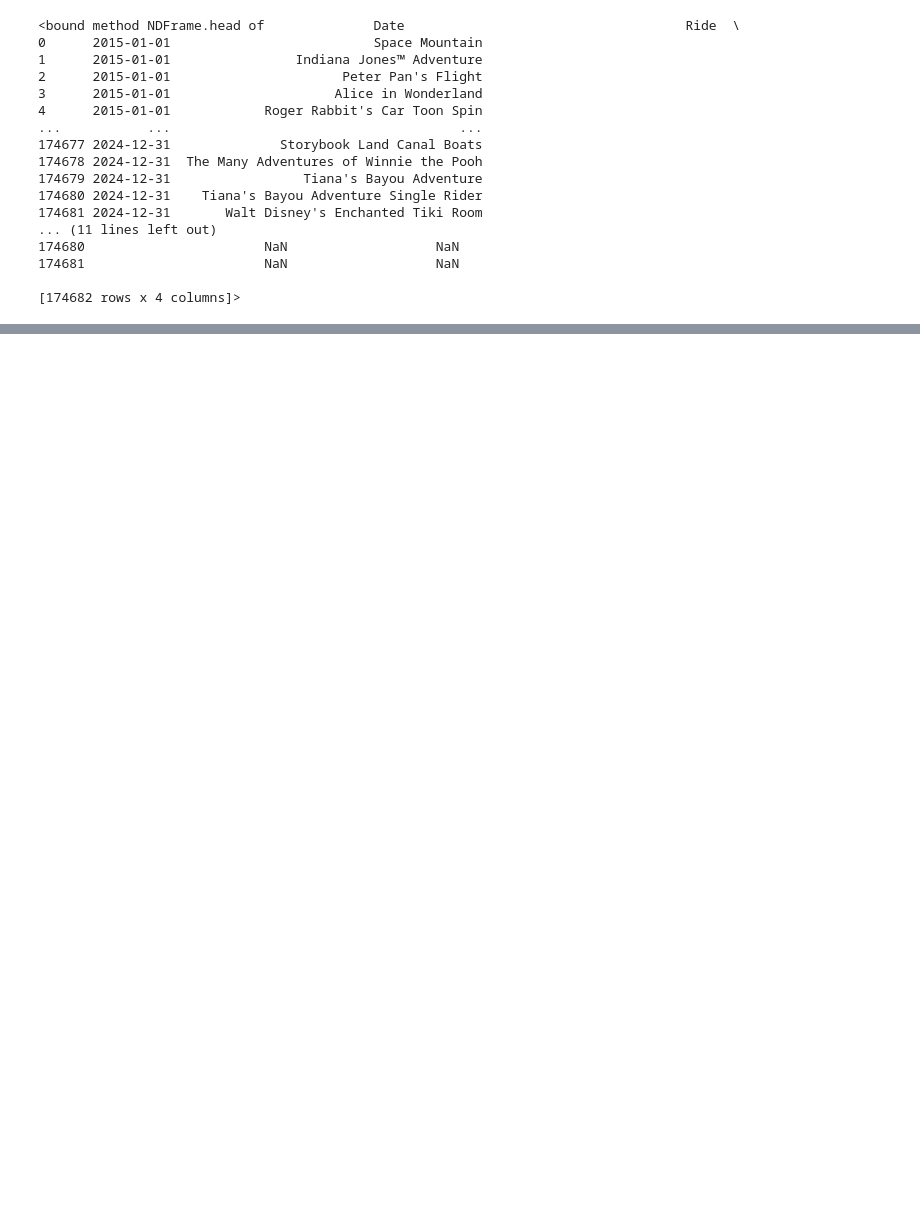
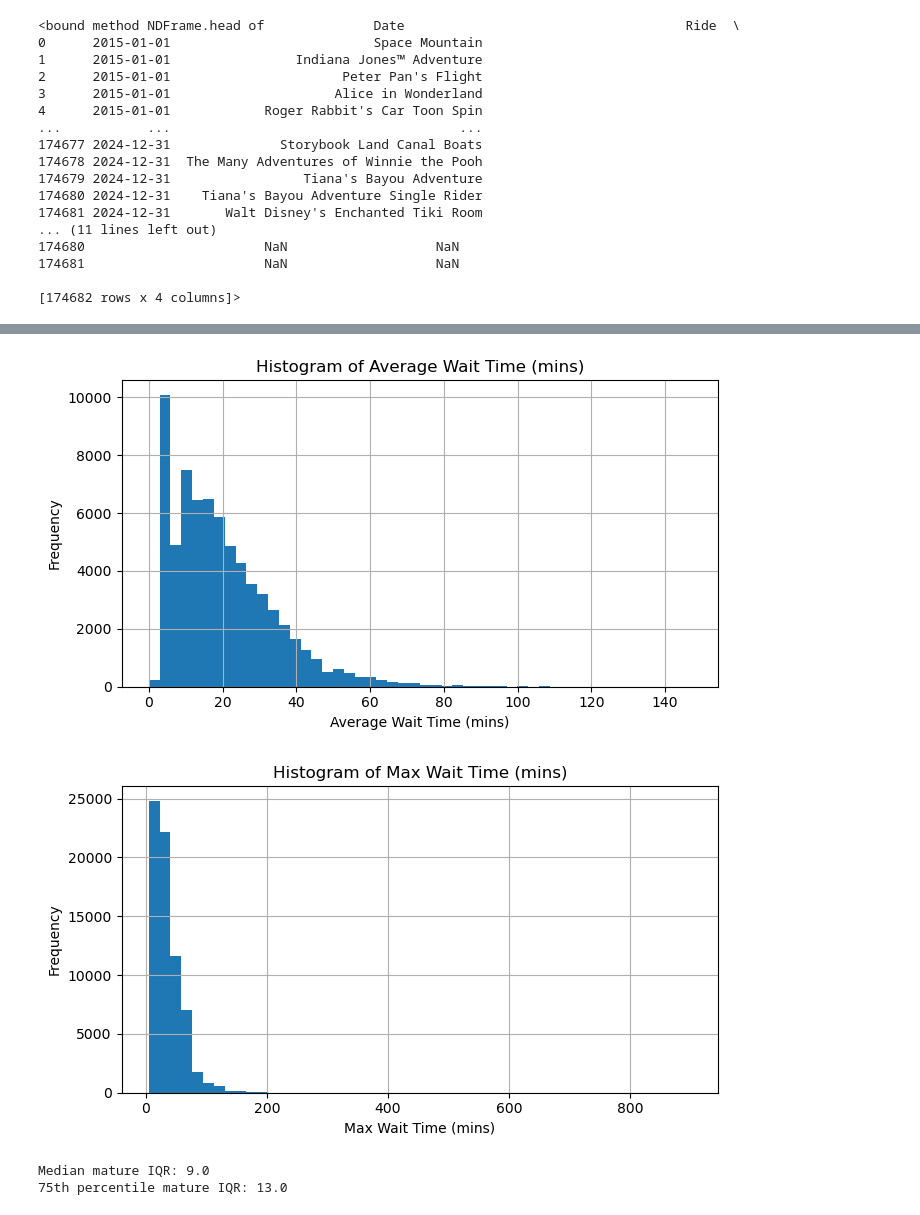
Before and after one commit to Nolancchu/DSC190-Waittime-API-database, a Jupyter notebook: EDA.ipynb, the cells around one changed output, grey strips where cells are left out. Saved outputs shown, nothing was run; the diff lists cells and outputs as text; code cells hidden in the pictures; blank space fills up the shorter version.

```diff
--- a/EDA.ipynb
+++ b/EDA.ipynb
@@ -126,0 +263,38 @@ Filtered rows: 96958
+# %%
+# Histograms of wait times (ignoring nulls) WITHOUT STARWARS
+for col in wait_cols:
+    plt.figure(figsize=(7, 4))
+    without_starwars[col].dropna().hist(bins=50)
+    plt.title(f"Histogram of {col}")
+    plt.xlabel(col)
+    plt.ylabel("Frequency")
+    plt.tight_layout()
+    plt.show()
+# %% [output]
+[figure, added]
+[figure, added]
+# %%
+daily = without_starwars.groupby(["Ride", "Date"])["Average Wait Time (mins)"].median().reset_index()
+daily = daily.sort_values(["Ride", "Date"])
+
+def mature_iqr(g):
+    last_date = g["Date"].max()
+    start = last_date - pd.Timedelta(days=365)
+    g = g[g["Date"] >= start]
+    if len(g) < 60:
+        return np.nan
+    q1 = g["Average Wait Time (mins)"].quantile(0.25)
+    q3 = g["Average Wait Time (mins)"].quantile(0.75)
+    return q3 - q1
+
+iqr_per_ride = daily.groupby("Ride").apply(mature_iqr).reset_index(name="iqr")
+iqr_per_ride = iqr_per_ride.dropna()
+
+tau_median = iqr_per_ride["iqr"].median()
+tau_75 = iqr_per_ride["iqr"].quantile(0.75)
+
+print("Median mature IQR:", tau_median)
+print("75th percentile mature IQR:", tau_75)
+# %% [output]
+Median mature IQR: 9.0
+75th percentile mature IQR: 13.0
```
Also changed, not shown: parts of 13 cells of this notebook.
